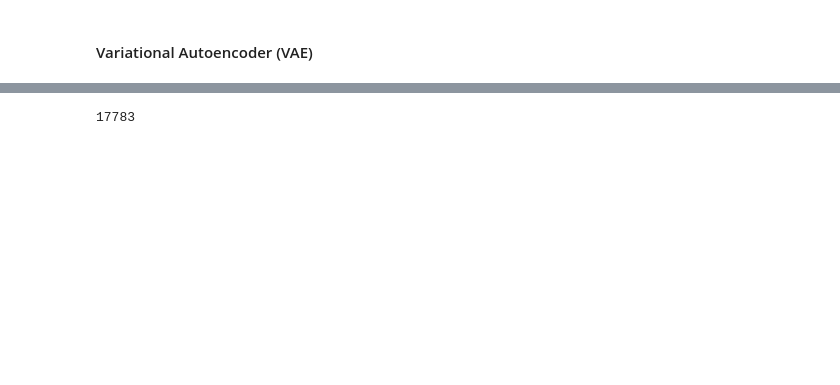
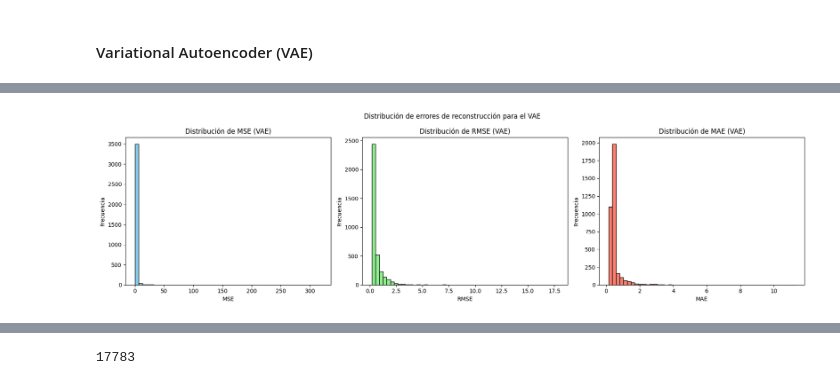
Before and after one commit to darkgigi/TFM-danarrarr, a Jupyter notebook: 04-models.ipynb, the cells around one changed output, grey strips where cells are left out. Saved outputs shown, nothing was run; the diff lists cells and outputs as text; code cells hidden in the pictures; blank space fills up the shorter version.

```diff
--- a/04-models.ipynb
+++ b/04-models.ipynb
@@ -427,0 +547,25 @@ Epoch 50/50
+# %%
+plt.figure(figsize=(18, 5))
+plt.suptitle('Distribución de errores de reconstrucción para el VAE')
+plt.subplot(1, 3, 1)
+plt.hist(mse_vae, bins=50, color='skyblue', edgecolor='black')
+plt.title('Distribución de MSE (VAE)')
+plt.xlabel('MSE')
+plt.ylabel('Frecuencia')
+
+plt.subplot(1, 3, 2)
+plt.hist(rmse_vae, bins=50, color='lightgreen', edgecolor='black')
+plt.title('Distribución de RMSE (VAE)')
+plt.xlabel('RMSE')
+plt.ylabel('Frecuencia')
+
+plt.subplot(1, 3, 3)
+plt.hist(mae_vae, bins=50, color='salmon', edgecolor='black')
+plt.title('Distribución de MAE (VAE)')
+plt.xlabel('MAE')
+plt.ylabel('Frecuencia')
+
+plt.tight_layout()
+plt.show()
+# %% [output]
+[figure, added]
```
Also changed, not shown: parts of 29 cells of this notebook.
